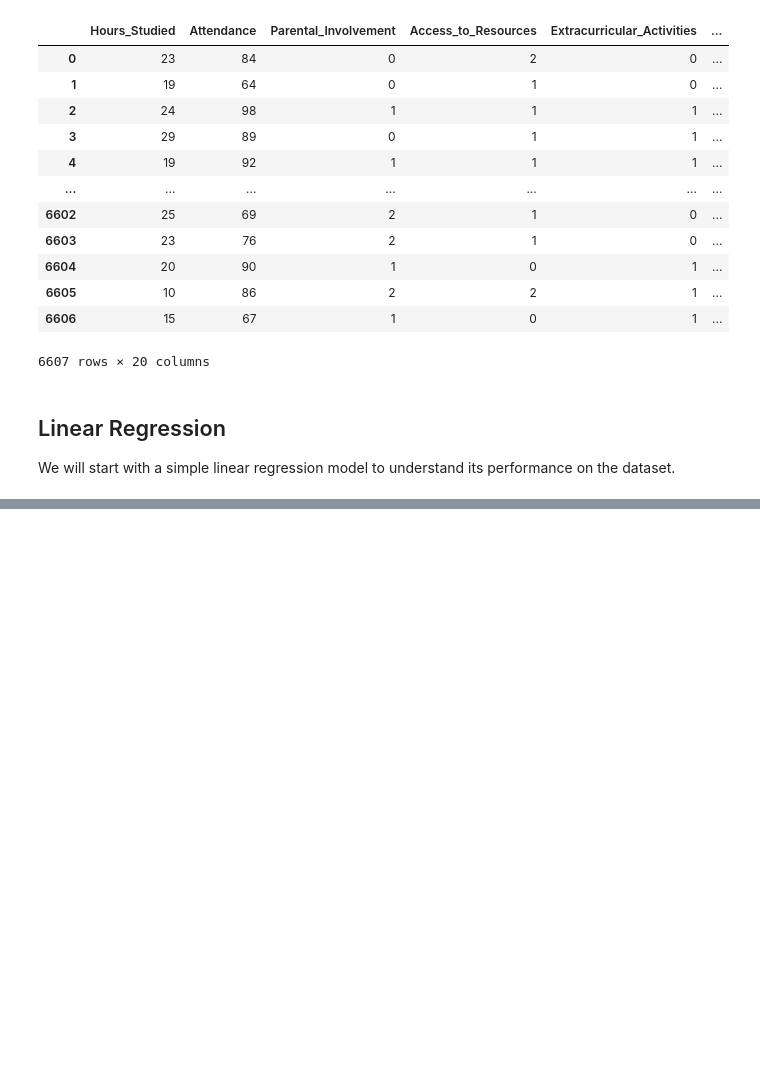
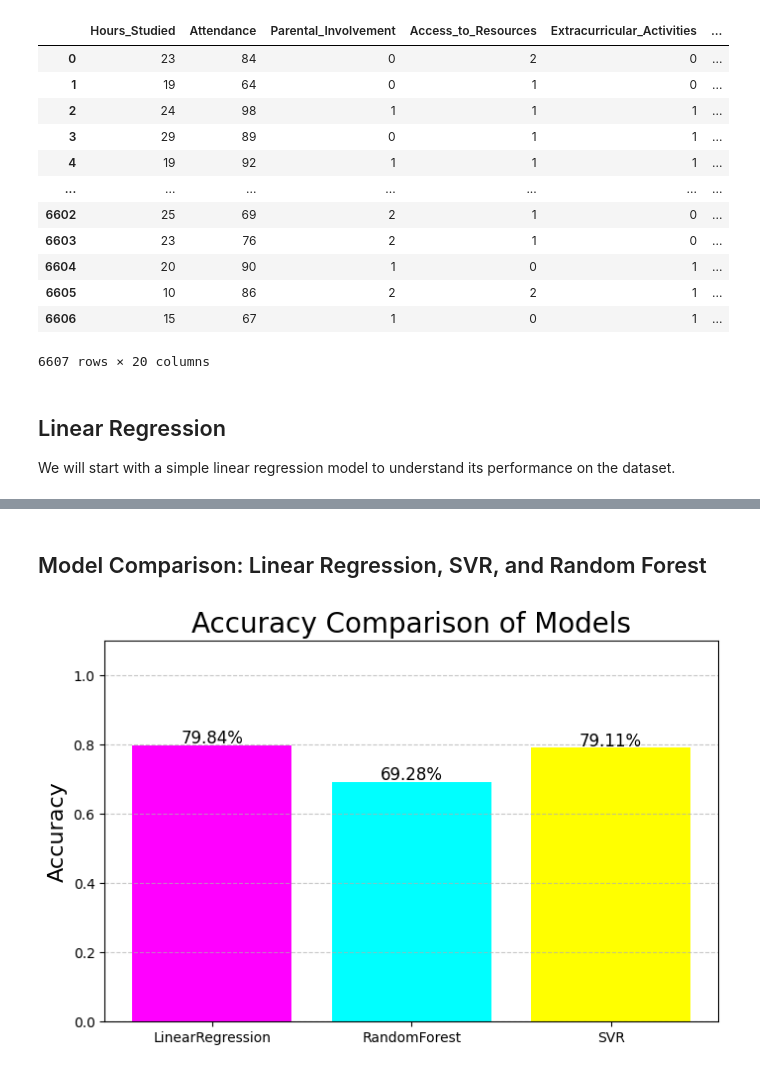
Before and after one commit to FaroukAshrafElshamy/SPP, a Jupyter notebook: SPP.ipynb, the cells around one changed output, grey strips where cells are left out. Saved outputs shown, nothing was run; the diff lists cells and outputs as text; code cells hidden in the pictures; blank space fills up the shorter version.

```diff
--- a/SPP.ipynb
+++ b/SPP.ipynb
@@ -289,0 +375,25 @@ print(f"R^2 Score: {r2_lr:.2f}")
+# %% [markdown]
+## Model Comparison: Linear Regression, SVR, and Random Forest
+# %%
+
+names = ['LinearRegression', 'RandomForest', 'SVR']
+
+acc = [
+    linear_regressor.score(X_test, y_test),
+    random_forest_regressor.score(X_test, y_test),
+    svr_regressor.score(X_test, y_test)
+]
+
+colors = ['magenta', 'cyan', 'yellow']
+plt.figure(figsize=(8, 5))
+plt.bar(names, acc, color=colors)
+plt.title('Accuracy Comparison of Models', fontsize=20)
+plt.ylabel('Accuracy', fontsize=16)
+plt.grid(axis='y', linestyle='--', alpha=0.7)
+for i, value in enumerate(acc):
+    plt.text(i, value + 0.005 , f'{value*100:.2f}%', ha='center', fontsize=12, color='black')
+
+plt.ylim(0, 1.1)
+plt.show()
+# %% [output]
+[figure, added]
```
Also changed, not shown: parts of 9 cells of this notebook.
